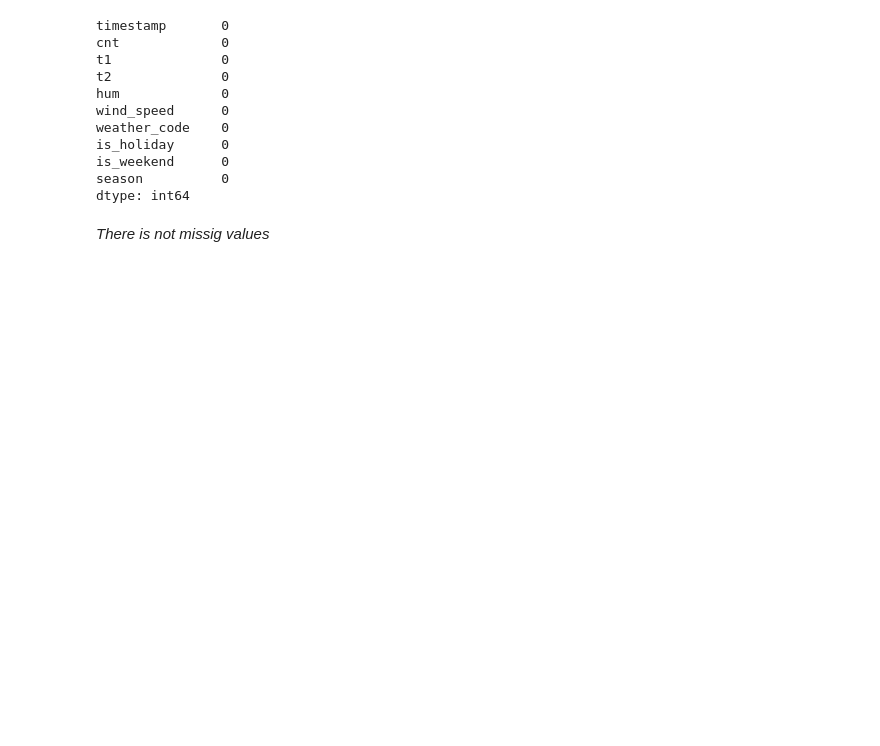
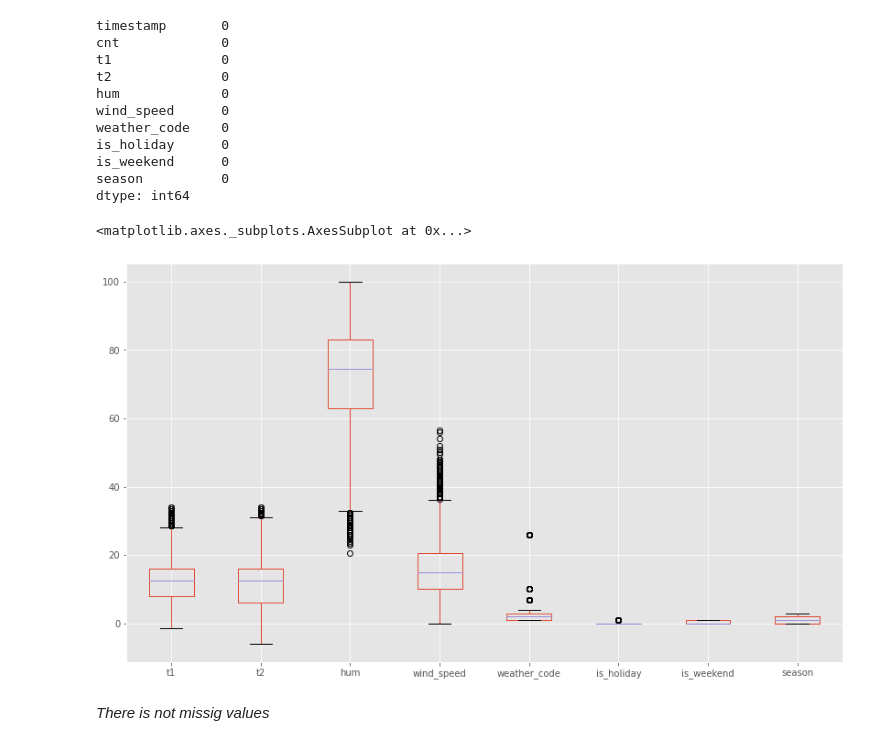
Before and after one commit to smeteo/Data_Science_and_Machine_Learning, a Jupyter notebook: 8._Capstone_Projects/Project_3_Demand_Prediction/Demand_Prediction_Capstone_3.ipynb, the cells around one changed output. Drawn from its saved outputs; the diff is of its cells as text; code cells hidden in the pictures; blank space fills up the shorter version.

```diff
--- a/8._Capstone_Projects/Project_3_Demand_Prediction/Demand_Prediction_Capstone_3.ipynb
+++ b/8._Capstone_Projects/Project_3_Demand_Prediction/Demand_Prediction_Capstone_3.ipynb
@@ -170,6 +170,11 @@ is_holiday      0
 is_weekend      0
 season          0
 dtype: int64
+# %%
+df.drop('cnt',axis=1).plot.box(figsize=(14,8))
+# %% [output]
+<matplotlib.axes._subplots.AxesSubplot at 0x...>
+[figure, added]
 # %% [markdown]
 _There is not missig values_
 # %% [markdown]
```
